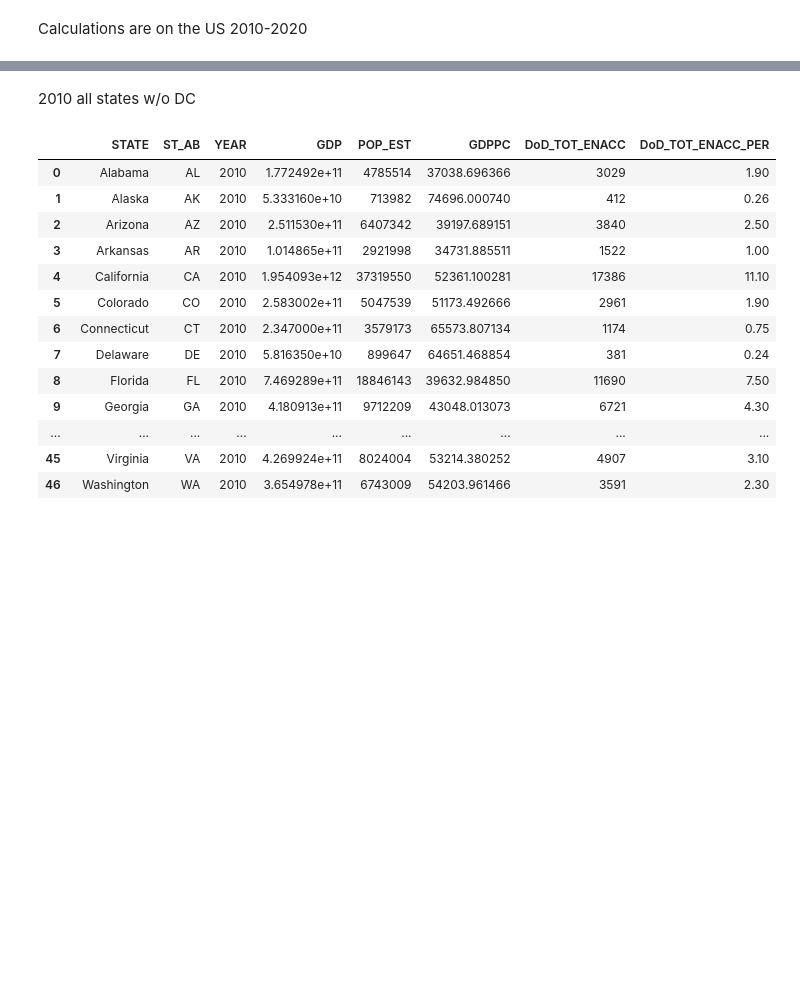
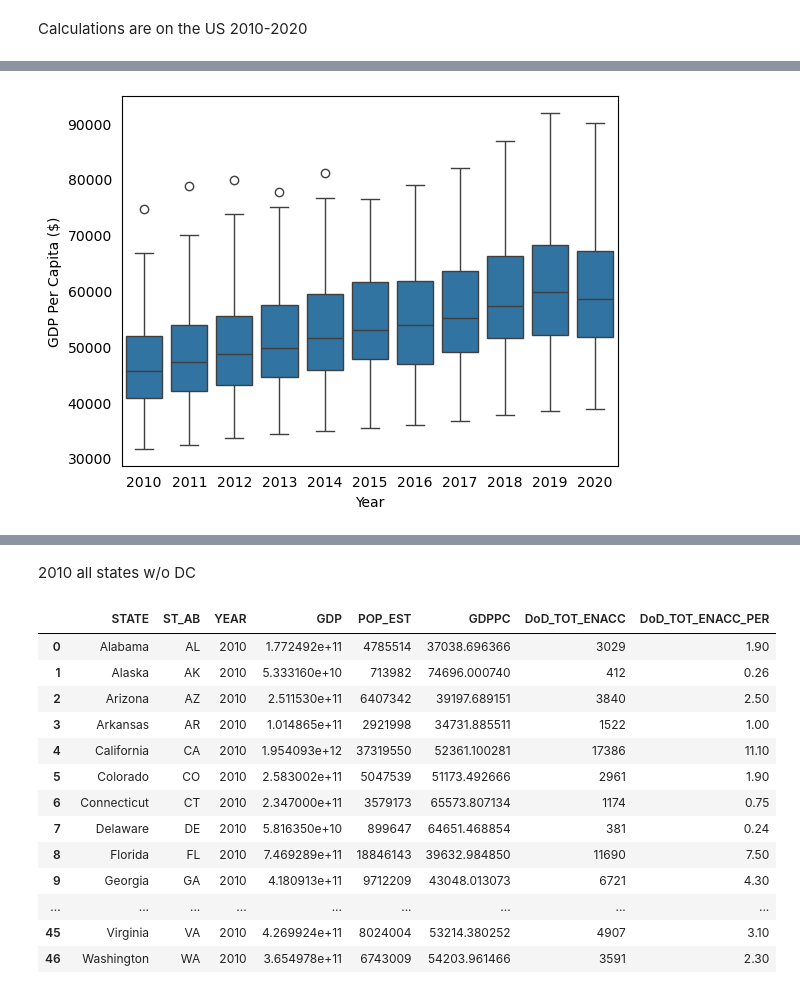
Before and after one commit to lightc4/lightch_capstone1, a Jupyter notebook: notebook/GDPPCWODC.ipynb, the cells around one changed output, grey strips where cells are left out. Saved outputs shown, nothing was run; the diff lists cells and outputs as text; code cells hidden in the pictures; blank space fills up the shorter version.

```diff
--- a/notebook/GDPPCWODC.ipynb
+++ b/notebook/GDPPCWODC.ipynb
@@ -36,7 +63,10 @@ df.describe()
 # %%
 sns.boxplot(x=df['YEAR'], y=df['GDPPC']);
+plt.tick_params(left = False, bottom = False)
 plt.xlabel('Year')
-plt.ylabel('GDP Per Capita($)')
-plt.title('GDP Per Capita 2010-2020');
+plt.ylabel('GDP Per Capita ($)');
+#plt.title('GDP Per Capita 2010-2020');
+# %% [output]
+[figure, added]
 # %%
 sns.regplot(x='GDPPC', y='DoD_TOT_ENACC_PER', data=df, scatter_kws={'s':5},  line_kws={'color':'red'})
```
Also changed, not shown: parts of 6 cells of this notebook, 10 other files.
